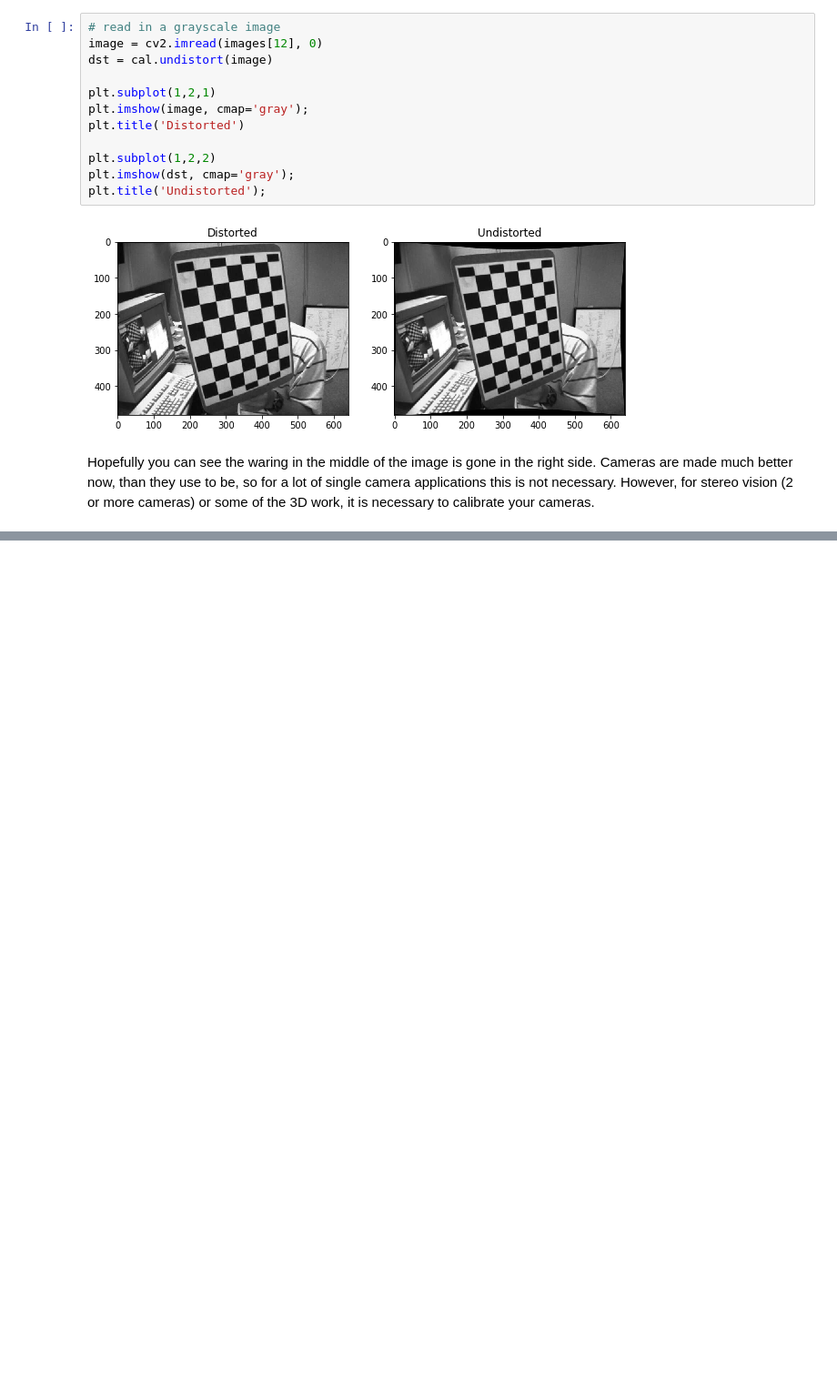
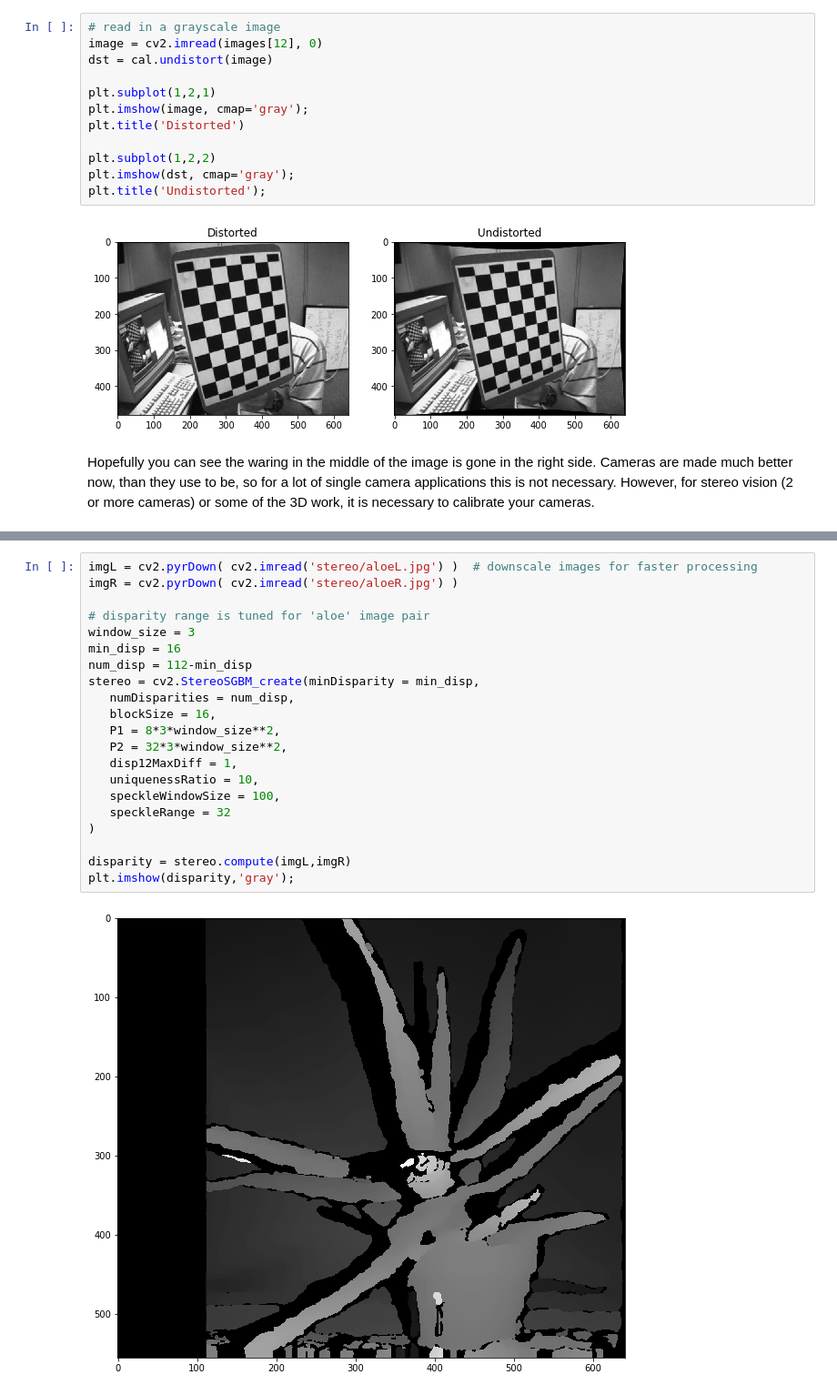
Before and after one commit to MarsUniversity/ece387-robotics, a Jupyter notebook: website/block_3_vision/lsn17/lsn17.ipynb, the cells around one changed output, grey strips where cells are left out. Shown at 91% size. Saved outputs shown, nothing was run; the diff lists cells and outputs as text; blank space fills up the shorter version.

```diff
--- a/website/block_3_vision/lsn17/lsn17.ipynb
+++ b/website/block_3_vision/lsn17/lsn17.ipynb
@@ -382 +387,24 @@ stereo = cv2.StereoBM_create(numDisparities=11, blockSize=11)
+# %%
+imgL = cv2.pyrDown( cv2.imread('stereo/aloeL.jpg') )  # downscale images for faster processing
+imgR = cv2.pyrDown( cv2.imread('stereo/aloeR.jpg') )
+
+# disparity range is tuned for 'aloe' image pair
+window_size = 3
+min_disp = 16
+num_disp = 112-min_disp
+stereo = cv2.StereoSGBM_create(minDisparity = min_disp,
+   numDisparities = num_disp,
+   blockSize = 16,
+   P1 = 8*3*window_size**2,
+   P2 = 32*3*window_size**2,
+   disp12MaxDiff = 1,
+   uniquenessRatio = 10,
+   speckleWindowSize = 100,
+   speckleRange = 32
+)
+
+disparity = stereo.compute(imgL,imgR)
+plt.imshow(disparity,'gray');
+# %% [output]
+[figure, added]
 # %% [markdown]
```
Also changed, not shown: parts of 7 cells of this notebook, 9 other files.
